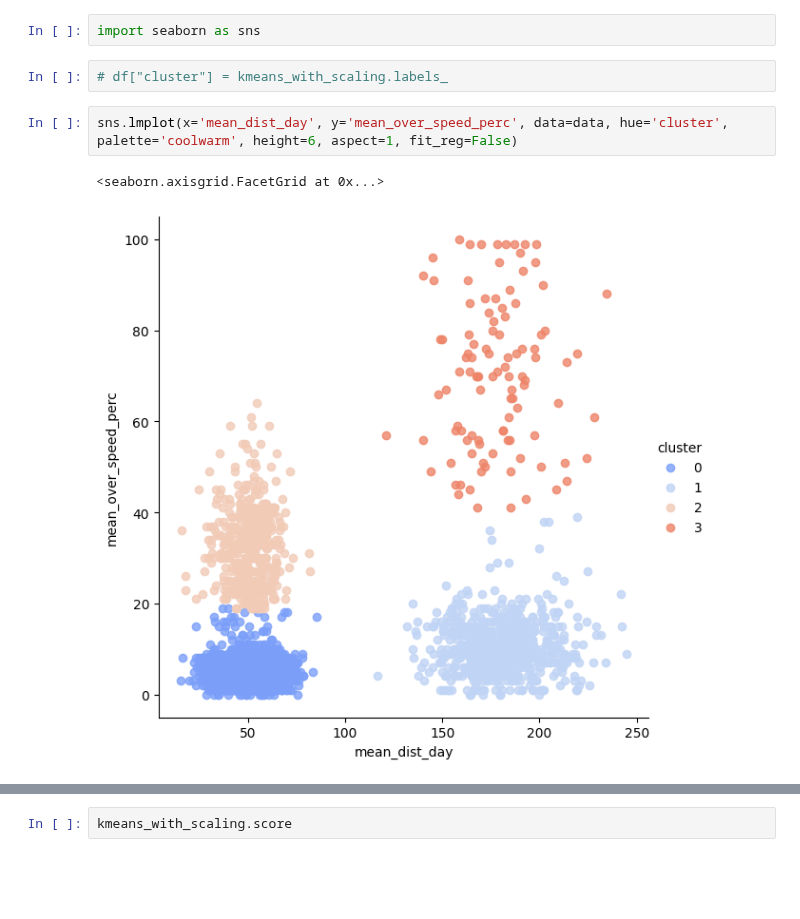
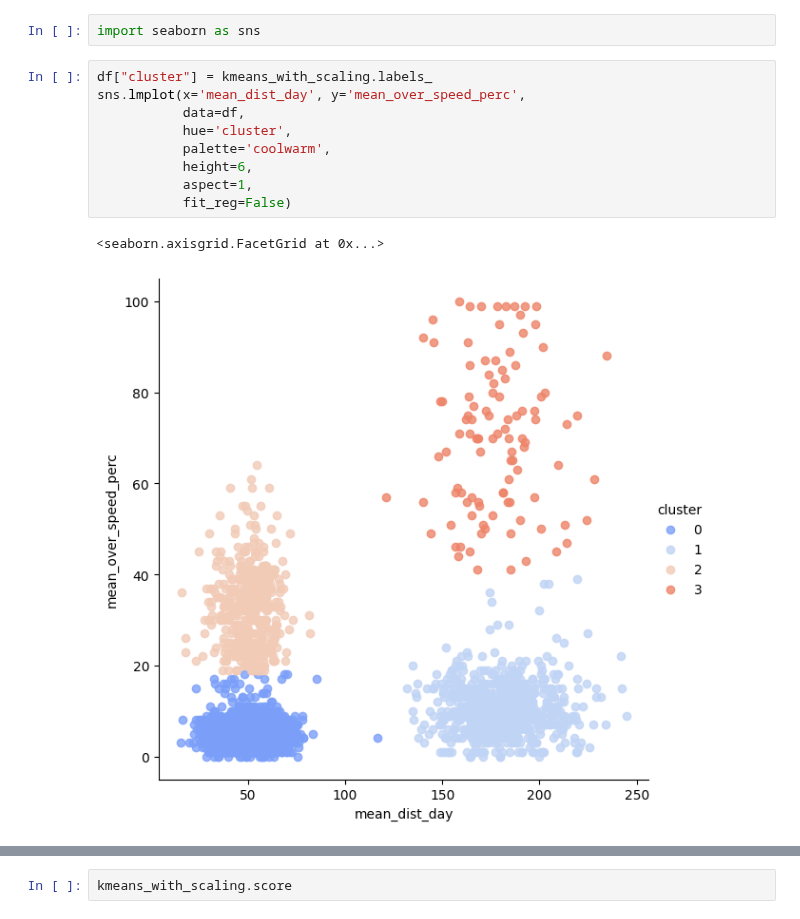
Before and after one commit to ash322ash422/tut_ml, a Jupyter notebook: tut_kmeans/tut_kmeans1_0_driver.ipynb, the cells around one changed output, grey strips where cells are left out. Saved outputs shown, nothing was run; the diff lists cells and outputs as text; blank space fills up the shorter version.

```diff
--- a/tut_kmeans/tut_kmeans1_0_driver.ipynb
+++ b/tut_kmeans/tut_kmeans1_0_driver.ipynb
@@ -151,10 +151,15 @@ dict_data
  np.int32(3): np.int64(104)}
 # %%
 import seaborn as sns
-# %%
-# df["cluster"] = kmeans_with_scaling.labels_
 # %%
-sns.lmplot(x='mean_dist_day', y='mean_over_speed_perc', data=data, hue='cluster', palette='coolwarm', height=6, aspect=1, fit_reg=False)
+df["cluster"] = kmeans_with_scaling.labels_
+sns.lmplot(x='mean_dist_day', y='mean_over_speed_perc',
+           data=df,
+           hue='cluster',
+           palette='coolwarm',
+           height=6,
+           aspect=1,
+           fit_reg=False)
 # %% [output]
 <seaborn.axisgrid.FacetGrid at 0x...>
-[figure, old version]
+[figure, new version]
```
Also changed, not shown: parts of 9 cells of this notebook, 1 other file.
